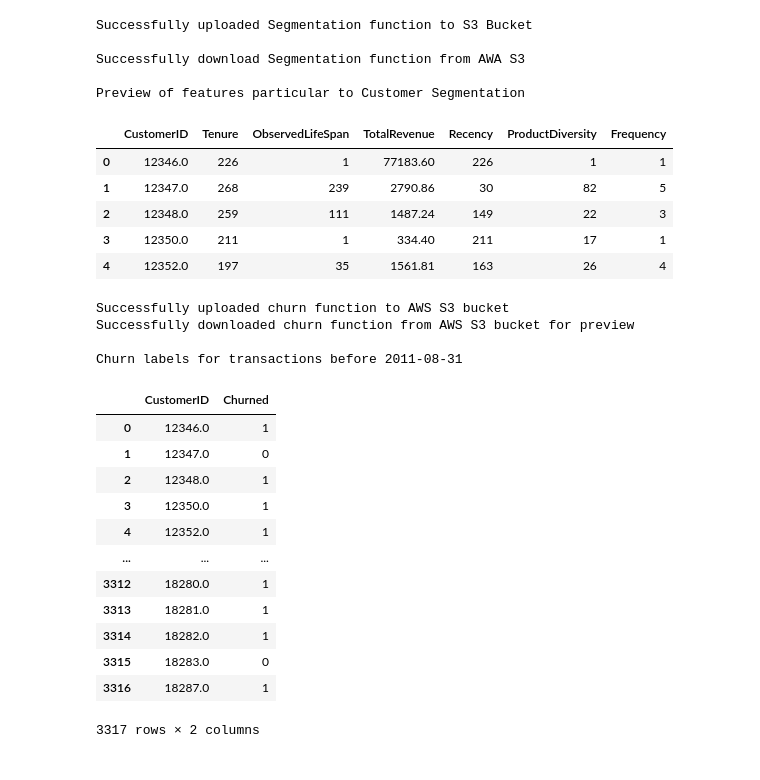
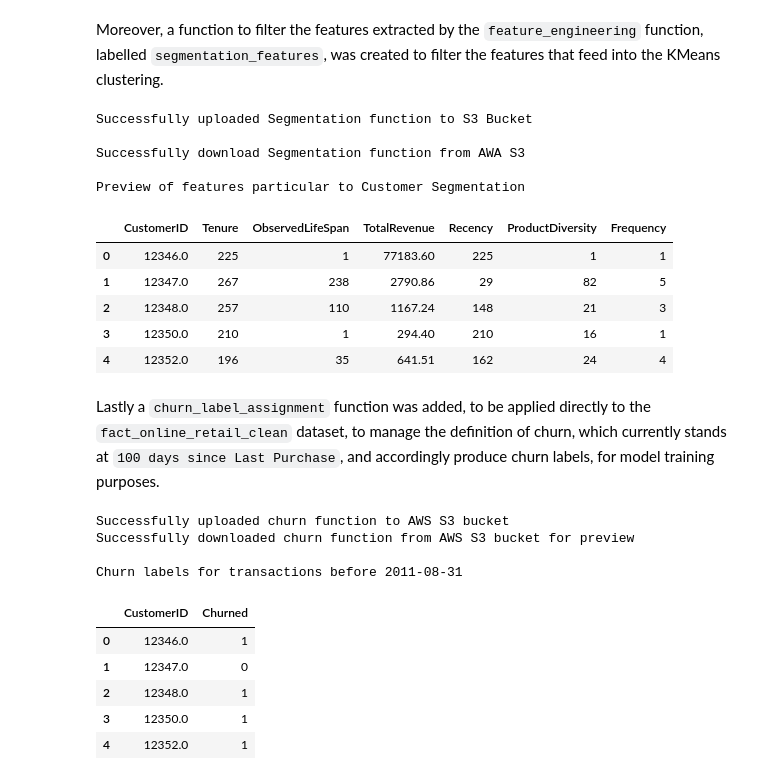
Before and after one commit to mundundan-star/online-retail-customer-analytics, a Jupyter notebook: 2.0 Feature_Engineering.ipynb, the cells around one changed output. Drawn from its saved outputs; the diff is of its cells as text; code cells hidden in the pictures.

```diff
--- a/2.0 Feature_Engineering.ipynb
+++ b/2.0 Feature_Engineering.ipynb
@@ -19,8 +14,6 @@ import numpy as np
 import seaborn as sns
 import matplotlib.pyplot as plt
 from google.colab import userdata
-
-from sqlalchemy import create_engine, text, inspect
 
 import boto3
 import sys
@@ -36,6 +29,10 @@ s3 = boto3.client(
     aws_secret_access_key = userdata.get('AWS_SECRET_ACCESS_KEY'),
     region_name = 'eu-north-1'
 )
+
+os.environ["AWS_ACCESS_KEY_ID"] = userdata.get("AWS_ACCESS_KEY_ID")
+os.environ["AWS_SECRET_ACCESS_KEY"] = userdata.get("AWS_SECRET_ACCESS_KEY")
+os.environ["AWS_DEFAULT_REGION"] = "eu-north-1"
 
 with open("feature_engineering.py", "w") as f:
     f.write("""
@@ -100,27 +97,35 @@ importlib.reload(feature_engineering)
 
 from feature_engineering import feature_engineering
 
-engine = create_engine(userdata.get("NEON_DATABASE_URL"))
-
-# Feature engineering for train and test sets, product_set
-query = """
-SELECT *
-FROM v_clean_sales_analytics
-"""
+parquet_url = "s3://sales-data-analytics-portfolio-2026/parquet_files/fact_online_retail_clean.parquet"
+df = pd.read_parquet(parquet_url)
 
 from datetime import datetime
 
-df = pd.read_sql(text(query), con = engine)
 df["InvoiceDate"] = pd.to_datetime(df["InvoiceDate"])
 
 cutoff_date = '2011-08-31'
 cutoff_date = datetime.strptime(cutoff_date, '%Y-%m-%d')
 
+df1 = feature_engineering(df[df["InvoiceDate"].astype('str') <= '2011-08-31'])
+parquet_url = "s3://sales-data-analytics-portfolio-2026/parquet_files/features_before_aug31.parquet"
+df1.to_parquet(parquet_url)
+print("\nSuccessfully uploaded features before August 31st to S3")
 
-#Customer Segmentation features
+df2 = feature_engineering(df[df["InvoiceDate"].astype('str') > '2011-08-31'])
+parquet_url = "s3://sales-data-analytics-portfolio-2026/parquet_files/features_after_aug31.parquet"
+df.to_parquet(parquet_url)
+print("\nSuccessfully uploaded features after August 31st to S3")
 
-df0 = feature_engineering(df[df["InvoiceDate"].astype('str') <= '2011-08-31'])
-print('Preview of Features')
-print(df0.info())
+print(f'\nPreview of Features for Data before {cutoff_date}')
+print()
+print(df1.info())
+
+print(f'\nPreview of Features for Data after {cutoff_date}')
+print()
+print(df2.info())
+
+print()
+df1.head()
 # %% [output]
 Successfully uploaded file to sales-data-analytics-portfolio-2026 bucket
@@ -148,3 +166,5 @@ See the caveats in the documentation: https://pandas.pydata.org/pandas-docs/stab
+# %% [markdown]
+Moreover, a function to filter the features extracted by the `feature_engineering` function, labelled `segmentation_features`, was created to filter the features that feed into the KMeans clustering.
 # %%
 # creating function to pull features specifically for customer Segmentation from dataframe after passing feature_engineering function
 
@@ -187,11 +207,13 @@ Successfully download Segmentation function from AWA S3
 
 Preview of features particular to Customer Segmentation
 |  | CustomerID | Tenure | ObservedLifeSpan | TotalRevenue | Recency | ProductDiversity | Frequency |
-| 0 | 12346.0 | 226 | 1 | 77183.60 | 226 | 1 | 1 |
-| 1 | 12347.0 | 268 | 239 | 2790.86 | 30 | 82 | 5 |
-| 2 | 12348.0 | 259 | 111 | 1487.24 | 149 | 22 | 3 |
-| 3 | 12350.0 | 211 | 1 | 334.40 | 211 | 17 | 1 |
-| 4 | 12352.0 | 197 | 35 | 1561.81 | 163 | 26 | 4 |
+| 0 | 12346.0 | 225 | 1 | 77183.60 | 225 | 1 | 1 |
+| 1 | 12347.0 | 267 | 238 | 2790.86 | 29 | 82 | 5 |
+| 2 | 12348.0 | 257 | 110 | 1167.24 | 148 | 21 | 3 |
+| 3 | 12350.0 | 210 | 1 | 294.40 | 210 | 16 | 1 |
+| 4 | 12352.0 | 196 | 35 | 641.51 | 162 | 24 | 4 |
+# %% [markdown]
+Lastly a `churn_label_assignment` function was added, to be applied directly to the `fact_online_retail_clean` dataset, to manage the definition of churn, which currently stands at `100 days since Last Purchase`, and accordingly produce churn labels, for model training purposes.
 # %%
 #Feature Engineering specific to Churn Predictions Notebook
 
@@ -231,38 +253,31 @@ def churn_label_assignment(df):
         data["Churned"] = np.where(data["InterPurchaseInterval2"] < churn_days, 0, 1)
 
         data = data["Churned"].reset_index()
 
         print()
         print("Churn labels for transactions before 2011-08-31")
         return data""")
 
 s3.upload_file("churn_label_assignment.py", bucket_name, "functions/churn_label_assignment.py")
 print("Successfully uploaded churn function to AWS S3 bucket")
 
 s3.download_file(bucket_name, "functions/churn_label_assignment.py", "churn_label_assignment")
 print("Successfully downloaded churn function from AWS S3 bucket for preview")
 
 sys.path.append(os.getcwd())
 import churn_label_assignment
 importlib.reload(churn_label_assignment)
 from churn_label_assignment import churn_label_assignment
 
-churn_label_assignment(df)
+churn_label_assignment(df).head()
 # %% [output]
 Successfully uploaded churn function to AWS S3 bucket
 Successfully downloaded churn function from AWS S3 bucket for preview
 
 Churn labels for transactions before 2011-08-31
 |  | CustomerID | Churned |
 | 0 | 12346.0 | 1 |
 | 1 | 12347.0 | 0 |
 | 2 | 12348.0 | 1 |
 | 3 | 12350.0 | 1 |
 | 4 | 12352.0 | 1 |
-| ... | ... | ... |
-| 3312 | 18280.0 | 1 |
-| 3313 | 18281.0 | 1 |
-| 3314 | 18282.0 | 1 |
-| 3315 | 18283.0 | 0 |
-| 3316 | 18287.0 | 1 |
-3317 rows × 2 columns
```
Also changed, not shown: parts of 4 cells of this notebook.
